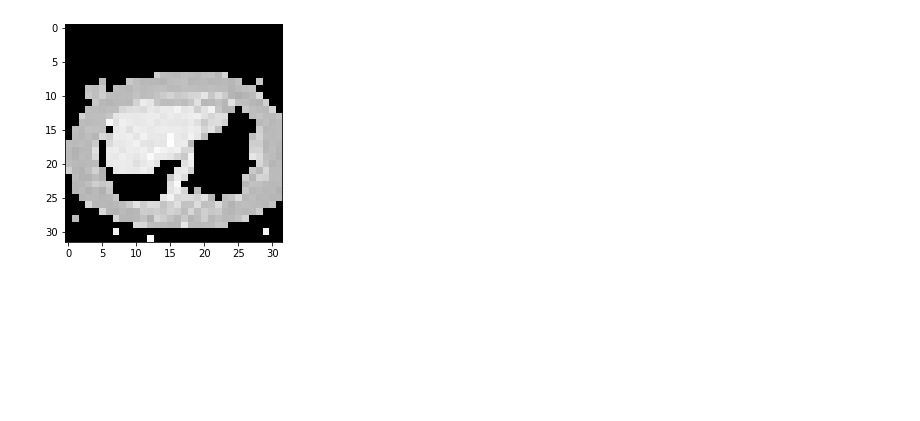
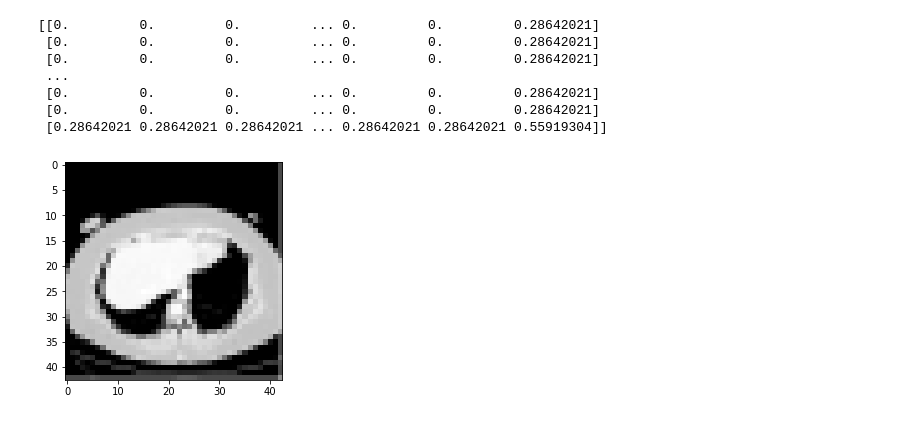
Before and after one commit to Ahmadsad/ID2211-Project, a Jupyter notebook: albin.ipynb, the cells around one changed output. Cells and saved outputs as stored; diff of their text form; code cells hidden in the pictures; blank space fills up the shorter version.

```diff
--- a/albin.ipynb
+++ b/albin.ipynb
@@ -12,24 +12,42 @@ import sklearn.preprocessing
 # %%
 # get image
 image_dcm = sitk.ReadImage('data/IMG-0002-00074.dcm');
 image_array_view = sitk.GetArrayViewFromImage(image_dcm)
 image = image_array_view.squeeze()
-
-# scale down image
-scaling_factor = 16
-image = scipy.ndimage.affine_transform(image, matrix=[[scaling_factor, 0], [0, scaling_factor]], offset=0, output_shape=(int(image.shape[0]/scaling_factor), int(image.shape[1]/scaling_factor)))
+image = np.array(image)
 
 # clip values to range -160 <-> 240, which is the intensity values of blood-filled organs.
 image[image < -160] = -1024
 image[image > 240] = -1024
 
+# scale down image
+#scaling_factor = 32
+#image = scipy.ndimage.affine_transform(image, matrix=[[scaling_factor, 0], [0, scaling_factor]], offset=0, output_shape=(int(image.shape[0]/scaling_factor), int(image.shape[1]/scaling_factor)))
+from skimage.measure import block_reduce
+scaling_factor = 12;
+
+image = block_reduce(image, block_size=(scaling_factor, scaling_factor), func=np.mean)
+
 image = np.sqrt((image+np.abs(np.min(image)))**2) # add an offset and 'remove' negative values
+#print(image)
+#image += 1024
+#print(np.max(image))
 image = image/np.max(image) # normalize
+#image = image/2048
+
+print(image)
 
 # plot image
-plt.imshow(image, cmap='gray');
+plt.imshow(image, cmap='gray')
 # %% [output]
+[[0.         0.         0.         ... 0.         0.         0.28642021]
+ [0.         0.         0.         ... 0.         0.         0.28642021]
+ [0.         0.         0.         ... 0.         0.         0.28642021]
+ ...
+ [0.         0.         0.         ... 0.         0.         0.28642021]
+ [0.         0.         0.         ... 0.         0.         0.28642021]
+ [0.28642021 0.28642021 0.28642021 ... 0.28642021 0.28642021 0.55919304]]
-[figure, old version]
+[figure, new version]
 # %%
 # similarity matrix - nodes are connected if they are neighbours and they share the same value
 num_pixels = image.size
```
Also changed, not shown: parts of 7 cells of this notebook, 1 other file.
